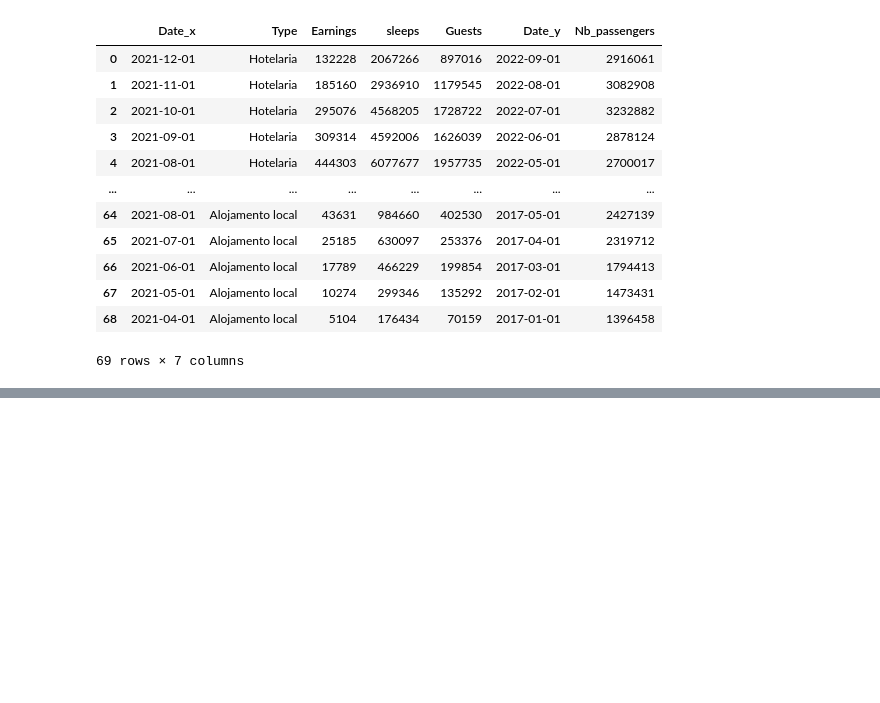
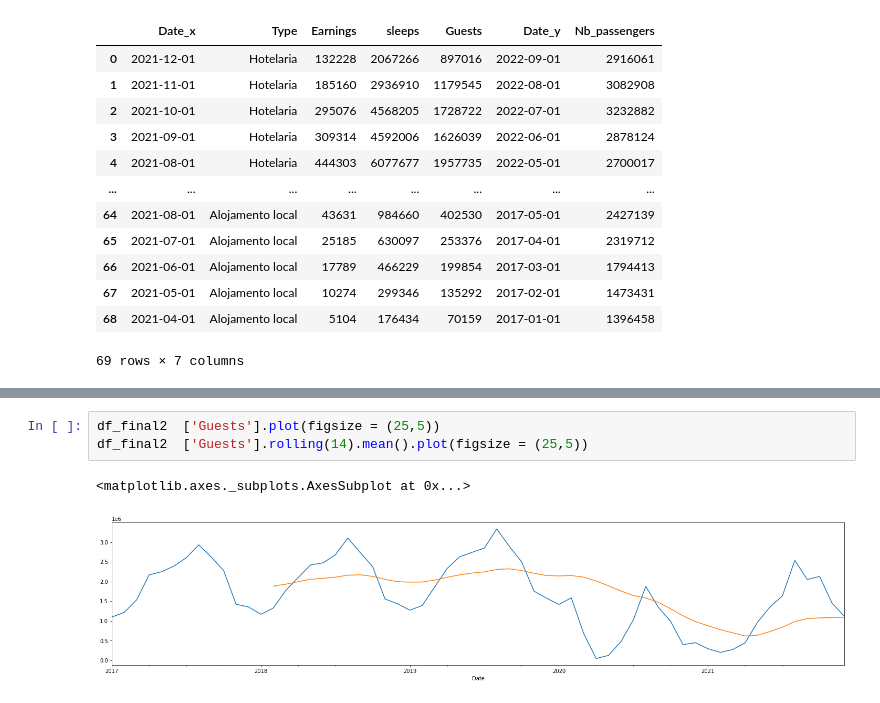
Before and after one commit to LuisaPolicarpo/Project5, a Jupyter notebook: Time_series_s_e_g.ipynb, the cells around one changed output, grey strips where cells are left out. Drawn from its saved outputs; the diff is of its cells as text; blank space fills up the shorter version.

```diff
--- a/Time_series_s_e_g.ipynb
+++ b/Time_series_s_e_g.ipynb
@@ -536,0 +611,6 @@ df_final
+# %%
+df_final2  ['Guests'].plot(figsize = (25,5))
+df_final2  ['Guests'].rolling(14).mean().plot(figsize = (25,5))
+# %% [output]
+<matplotlib.axes._subplots.AxesSubplot at 0x...>
+[figure, added]
```
Also changed, not shown: parts of 20 cells of this notebook.
